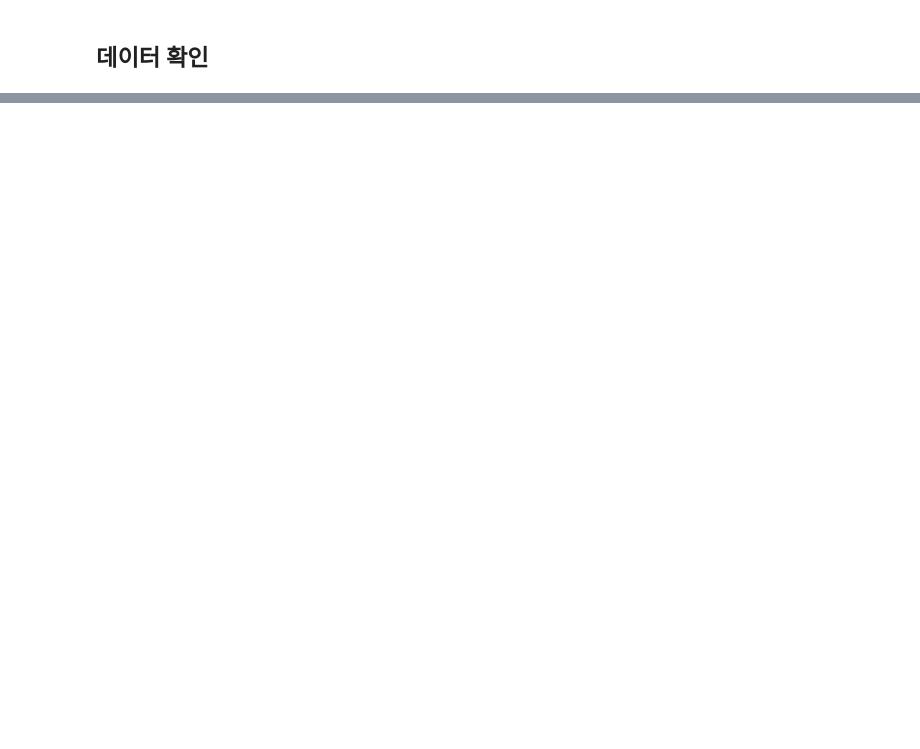
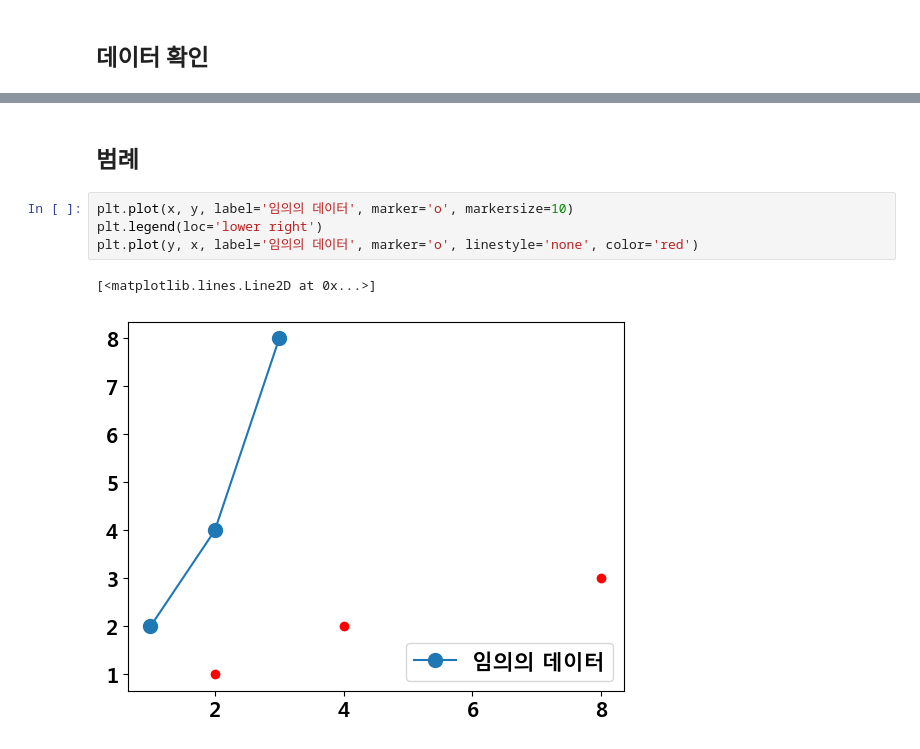
Before and after one commit to MovingJu/aaesongie, a Jupyter notebook: Lee/hakseup/nado_data.ipynb, the cells around one changed output, grey strips where cells are left out. Drawn from its saved outputs; the diff is of its cells as text; blank space fills up the shorter version.

```diff
--- a/Lee/hakseup/nado_data.ipynb
+++ b/Lee/hakseup/nado_data.ipynb
@@ -249,0 +233,9 @@ df = pd.read_csv()
+# %% [markdown]
+## 범례
+# %%
+plt.plot(x, y, label='임의의 데이터', marker='o', markersize=10)
+plt.legend(loc='lower right')
+plt.plot(y, x, label='임의의 데이터', marker='o', linestyle='none', color='red')
+# %% [output]
+[<matplotlib.lines.Line2D at 0x...>]
+[figure, added]
```
Also changed, not shown: parts of 73 cells of this notebook, 2 other files.
